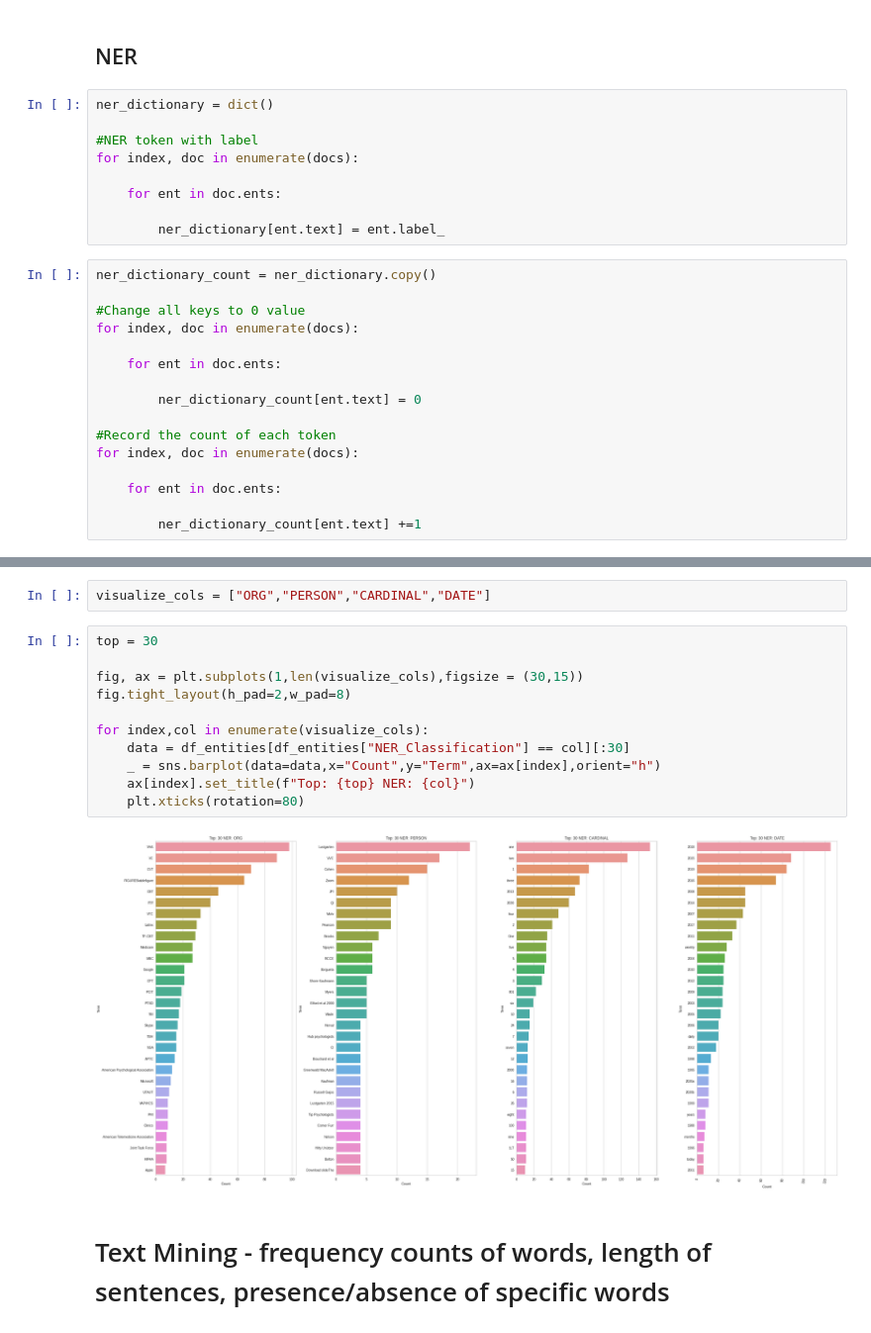
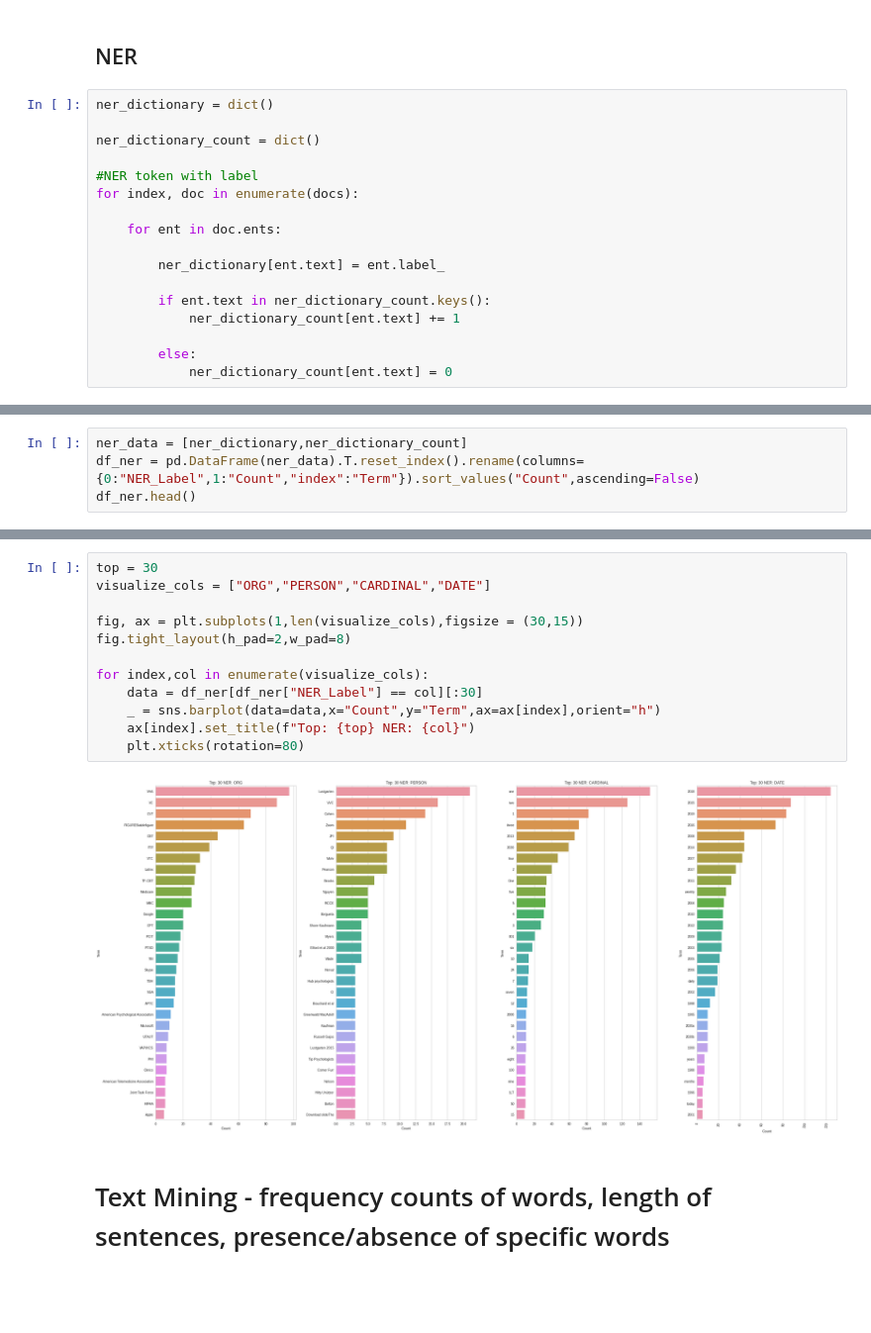
Before and after one commit to VintageGold/Text_Summarization, a Jupyter notebook: EDA.ipynb, the cells around one changed output, grey strips where cells are left out. Shown at 99% size. Drawn from its saved outputs; the diff is of its cells as text; blank space fills up the shorter version.

Commit message:
Simplified NER Count Visual

```diff
--- a/EDA.ipynb
+++ b/EDA.ipynb
@@ -208,6 +208,8 @@ assert len(lemmma_tokens) == len(corpus)
 ## NER
 # %%
 ner_dictionary = dict()
+
+ner_dictionary_count = dict()
 
 #NER token with label
 for index, doc in enumerate(docs):
@@ -215,19 +217,9 @@ for index, doc in enumerate(docs):
     for ent in doc.ents:
 
         ner_dictionary[ent.text] = ent.label_
+
+        if ent.text in ner_dictionary_count.keys():
+            ner_dictionary_count[ent.text] += 1
+
+        else:
+            ner_dictionary_count[ent.text] = 0
-# %%
-ner_dictionary_count = ner_dictionary.copy()
-
-#Change all keys to 0 value
-for index, doc in enumerate(docs):
-
-    for ent in doc.ents:
-
-        ner_dictionary_count[ent.text] = 0
-
-#Record the count of each token
-for index, doc in enumerate(docs):
-
-    for ent in doc.ents:
-
-        ner_dictionary_count[ent.text] +=1
@@ -244,0 +226,4 @@ array(['CARDINAL', 'GPE', 'DATE', 'ORDINAL', 'NORP', 'ORG', 'PRODUCT',
+# %%
+ner_data = [ner_dictionary,ner_dictionary_count]
+df_ner = pd.DataFrame(ner_data).T.reset_index().rename(columns={0:"NER_Label",1:"Count","index":"Term"}).sort_values("Count",ascending=False)
+df_ner.head()
@@ -251,18 +243,17 @@ _ = ax.set_title("NER Classification Counts")
-# %%
-visualize_cols = ["ORG","PERSON","CARDINAL","DATE"]
 # %%
 top = 30
+visualize_cols = ["ORG","PERSON","CARDINAL","DATE"]
 
 fig, ax = plt.subplots(1,len(visualize_cols),figsize = (30,15))
 fig.tight_layout(h_pad=2,w_pad=8)
 
 for index,col in enumerate(visualize_cols):
-    data = df_entities[df_entities["NER_Classification"] == col][:30]
+    data = df_ner[df_ner["NER_Label"] == col][:30]
     _ = sns.barplot(data=data,x="Count",y="Term",ax=ax[index],orient="h")
     ax[index].set_title(f"Top: {top} NER: {col}")
     plt.xticks(rotation=80)
 # %% [output]
-[figure, old version]
+[figure, new version]
 # %% [markdown]
 # Text Mining - frequency counts of words, length of sentences, presence/absence of specific words
 # %%
```
Also changed, not shown: parts of 4 cells of this notebook.
